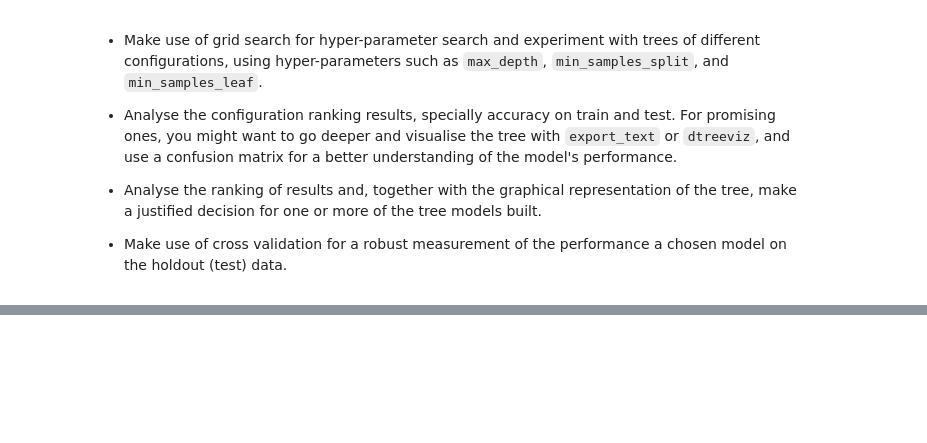
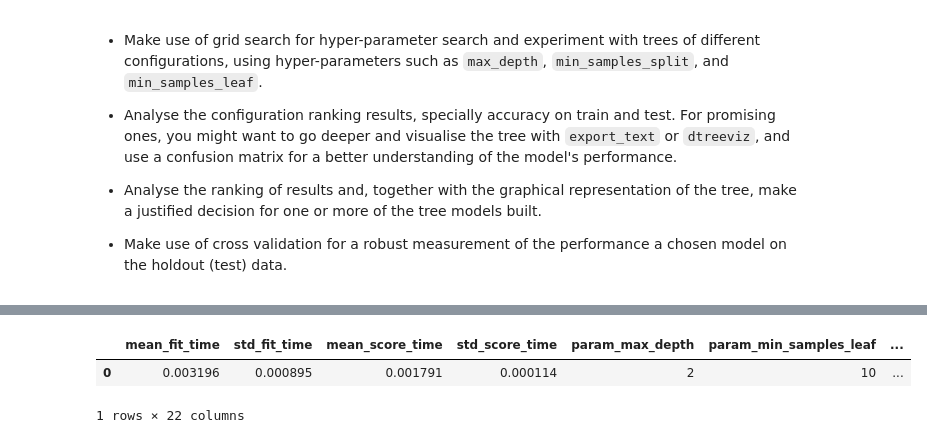
Before and after one commit to Raj-Gopika/ML_Models, a Jupyter notebook: mlc_2425_w5_cv_grid_search_lab.ipynb, the cells around one changed output, grey strips where cells are left out. Saved outputs shown, nothing was run; the diff lists cells and outputs as text; code cells hidden in the pictures; blank space fills up the shorter version.

```diff
--- a/mlc_2425_w5_cv_grid_search_lab.ipynb
+++ b/mlc_2425_w5_cv_grid_search_lab.ipynb
@@ -120,0 +188,6 @@ dtviz.view(scale=1.5, fontname='sans-serif')
+# %%
+gs_df.head(1)
+# %% [output]
+|  | mean_fit_time | std_fit_time | mean_score_time | std_score_time | param_max_depth | param_min_samples_leaf | ... |
+| 0 | 0.003196 | 0.000895 | 0.001791 | 0.000114 | 2 | 10 | ... |
+1 rows × 22 columns
```
Also changed, not shown: parts of 19 cells of this notebook.
